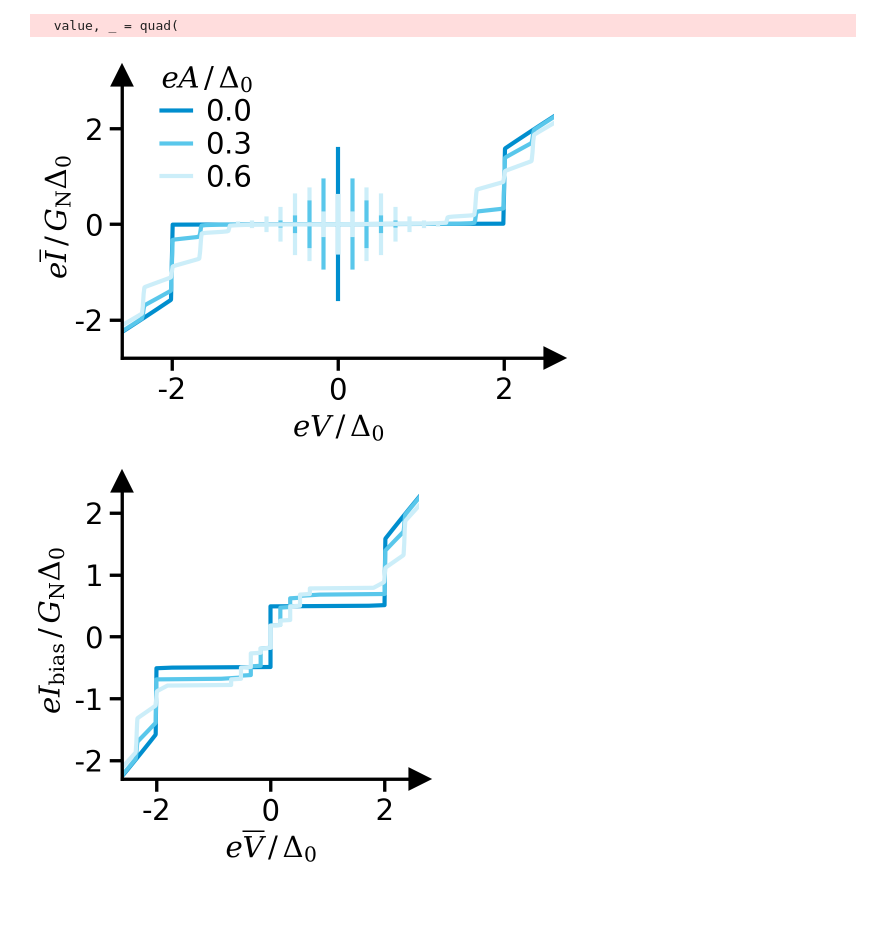
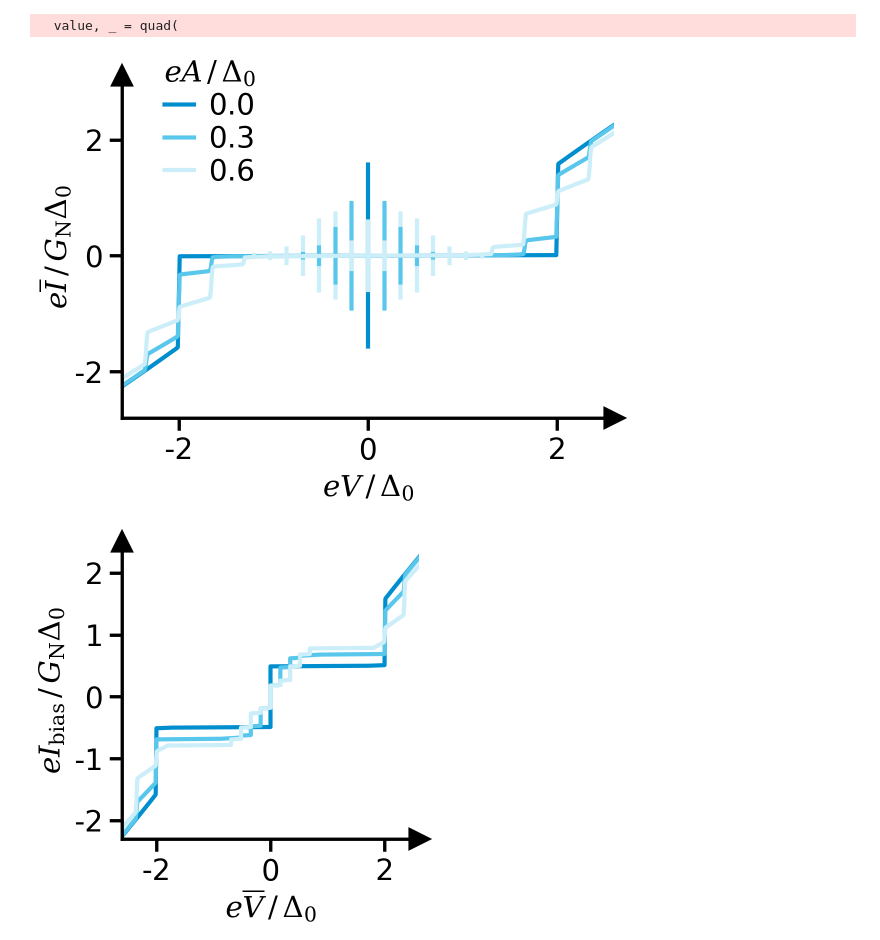
Before and after one commit to schmampf/dissertation-figures, a Jupyter notebook: theory/macro.ipynb, the cells around one changed output. Saved outputs shown, nothing was run; the diff lists cells and outputs as text; code cells hidden in the pictures; blank space fills up the shorter version.

Commit message:
shapiro figures

```diff
--- a/theory/macro.ipynb
+++ b/theory/macro.ipynb
@@ -857,7 +857,7 @@ for i_a, a_mV in enumerate(A_mV):
 # %% [output]
   value, _ = quad(
 # %%
-fig, ax = sc.get_figure(figsize=(1.8, 1.3))
+fig, ax = sc.get_figure(figsize=(2.0, 1.5))
 
 colors = [sc.seeblau100, sc.seeblau65, sc.seeblau35]
 
@@ -886,34 +886,34 @@ for i_a, a_mV in enumerate(A_mV):
 handles, labels = [], []
 for i, a_mV in enumerate(A_mV):
     line_handle = Line2D([0], [0], color=sc.seeblau[2 * i], linestyle="-")
     label = f"{A_mV[i]/Delta_meV:1.1f}"
     handles.append(line_handle)
     labels.append(label)
 ax.legend(
     handles=handles,
     labels=labels,
     title="$eA\\,/\\,\\Delta_0$",
     handlelength=1.0,
     loc="upper left",
     frameon=False,
     fontsize=7,
     title_fontsize=7,
     # bbox_to_anchor=(0.5, 1.15),
     bbox_to_anchor=(0.05, 1.1),
     borderpad=0.1,  # reduces padding inside the legend box
     labelspacing=0.15,  # reduces vertical spacing between items
     handletextpad=0.5,  # reduces spacing between line and label
 )
 ax.set_xlim(-2.6, 2.6)
 ax.set_ylim(-2.8, 3.1)
 
 xlabel = "$eV\\,/\\,\\Delta_0$"
 ylabel = "$e\\overline{I}\\,/\\,G_\\mathrm{N}\\Delta_0$"
 title = "theory/macro/shapiro-ideal"
 
 sc.theory_layout(fig, ax, title, xlabel, ylabel, padding=(0.3, 0.3))
 # %% [output]
-[figure, old version]
+[figure, new version]
 # %%
 fig, ax = sc.get_figure(figsize=(1.35, 1.35))
 
```
Also changed, not shown: parts of 1 cell of this notebook, 3 other files.
